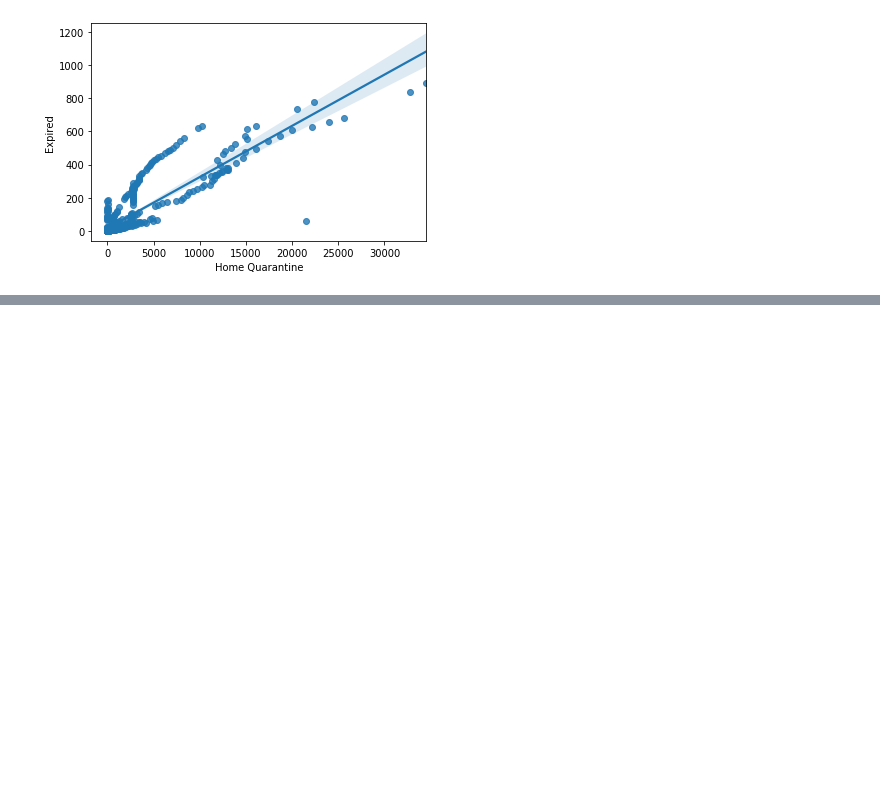
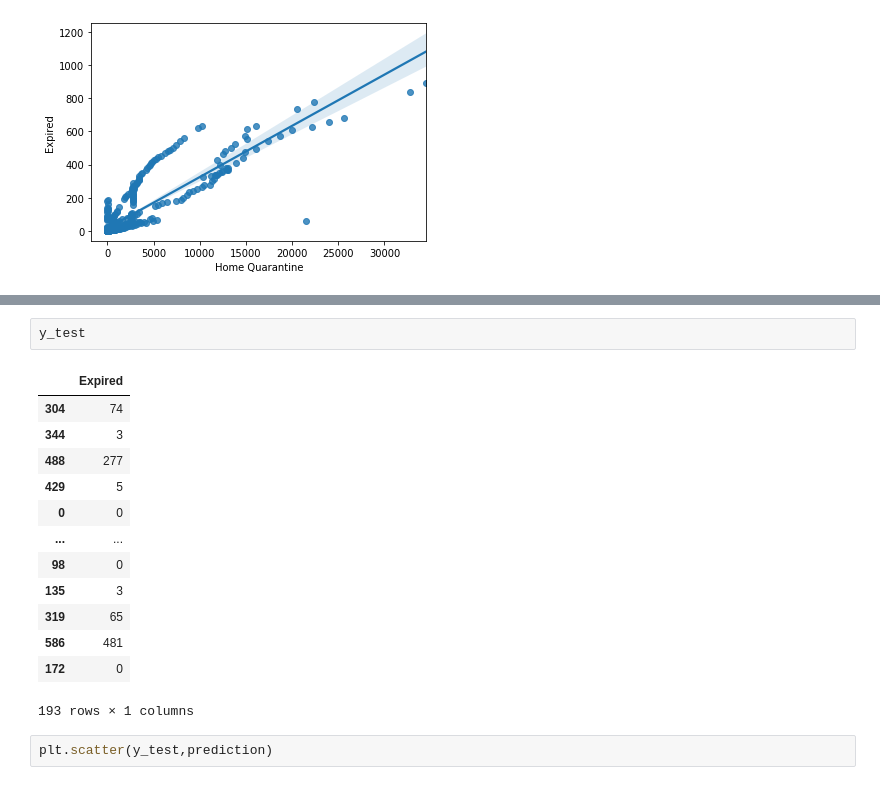
Before and after one commit to Moiz-Asad/PBD-Project, a Jupyter notebook: Covid 19.ipynb, the cells around one changed output, grey strips where cells are left out. Drawn from its saved outputs; the diff is of its cells as text; blank space fills up the shorter version.

```diff
--- a/Covid 19.ipynb
+++ b/Covid 19.ipynb
@@ -205,0 +235,18 @@ sns.regplot(x="Home Quarantine",y="Expired",data=data)
+# %%
+y_test
+# %% [output]
+|  | Expired |
+| 304 | 74 |
+| 344 | 3 |
+| 488 | 277 |
+| 429 | 5 |
+| 0 | 0 |
+| ... | ... |
+| 98 | 0 |
+| 135 | 3 |
+| 319 | 65 |
+| 586 | 481 |
+| 172 | 0 |
+193 rows × 1 columns
+# %%
+plt.scatter(y_test,prediction)
```
Also changed, not shown: parts of 4 cells of this notebook.
